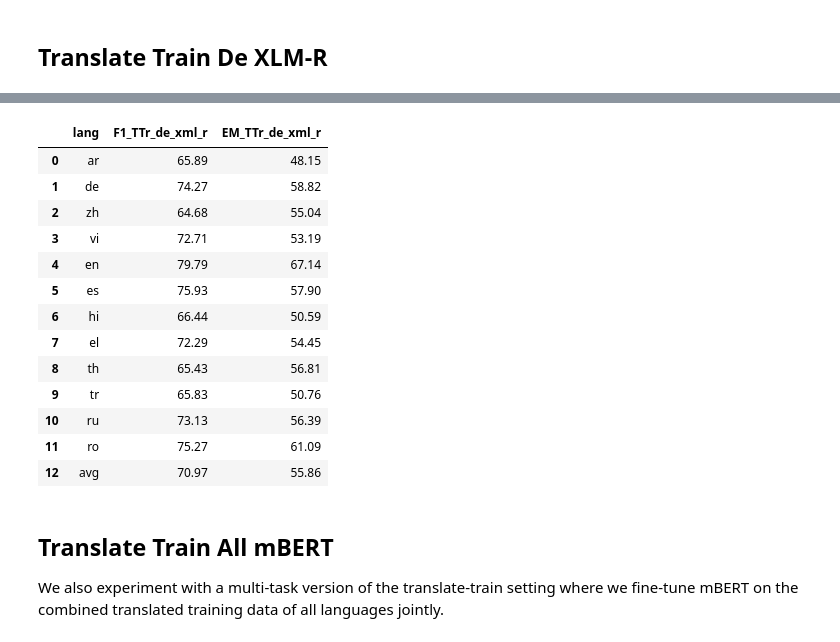
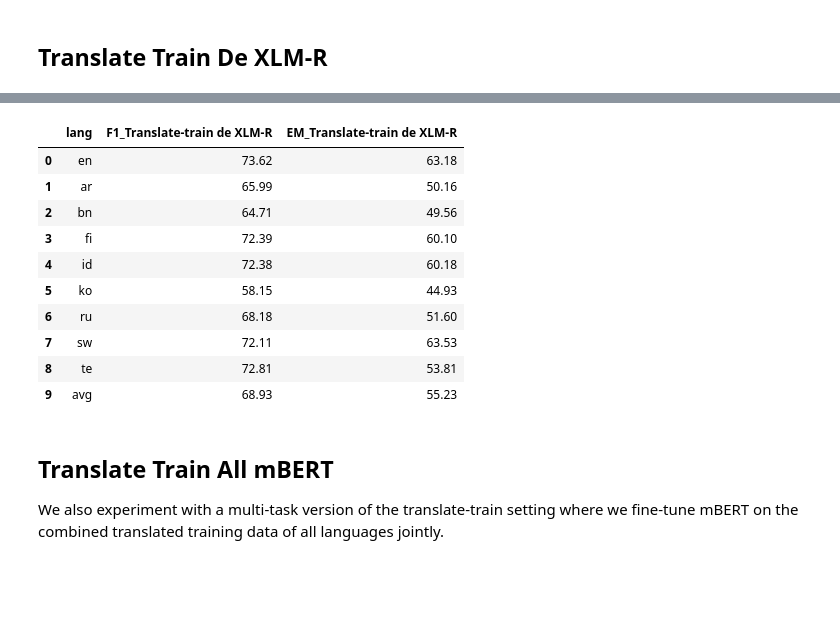
Before and after one commit to juletx/multilingual-question-answering, a Jupyter notebook: TyDiQA.ipynb, the cells around one changed output, grey strips where cells are left out. Saved outputs shown, nothing was run; the diff lists cells and outputs as text; code cells hidden in the pictures; blank space fills up the shorter version.

```diff
--- a/TyDiQA.ipynb
+++ b/TyDiQA.ipynb
@@ -1995,5 +1969,0 @@ map_datasets(langs, split, prepare_validation_features)
-# %%
-langs = ["ar", "de", "zh", "vi", "en", "es", "hi", "el", "th", "tr", "ru", "ro"]
-split = "test"
-results_translate_train_es_xlm_r = compute_results(langs, split)
-print(results_translate_train_es_xlm_r)
@@ -2080,18 +2097,0 @@ trainer = Trainer(
-# %%
-langs = ["de"]
-
-split = "translate_train"
-map_datasets(langs, split, prepare_train_features)
-
-split = "translate_dev"
-map_datasets(langs, split, prepare_train_features)
-# %%
-langs = ["ar", "de", "zh", "vi", "en", "es", "hi", "el", "th", "tr", "ru", "ro"]
-split = "test"
-
-map_datasets(langs, split, prepare_validation_features)
-# %%
-langs = ["ar", "de", "zh", "vi", "en", "es", "hi", "el", "th", "tr", "ru", "ro"]
-split = "test"
-results_translate_train_de_xlm_r = compute_results(langs, split)
-print(results_translate_train_de_xlm_r)
@@ -2130,22 +2136,19 @@ The following columns in the test set don't have a corresponding argument in `XL
 # %%
-df_results_translate_train_de_xlm_r = results_df(results_translate_train_de_xlm_r, "TTr_de_xml_r")
-df_results_translate_train_de_xlm_r.to_csv("results/xquad/results_translate_train_de_xlm_r.csv")
+df_results_translate_train_de_xlm_r = results_df(results_translate_train_de_xlm_r, "Translate-train de XLM-R")
+df_results_translate_train_de_xlm_r.to_csv("results/tydiqa/results_translate_train_de_xlm_r.csv")
 df_results_translate_train_de_xlm_r
 # %% [output]
-|  | lang | F1_TTr_de_xml_r | EM_TTr_de_xml_r |
-| 0 | ar | 65.89 | 48.15 |
-| 1 | de | 74.27 | 58.82 |
-| 2 | zh | 64.68 | 55.04 |
-| 3 | vi | 72.71 | 53.19 |
-| 4 | en | 79.79 | 67.14 |
-| 5 | es | 75.93 | 57.90 |
-| 6 | hi | 66.44 | 50.59 |
-| 7 | el | 72.29 | 54.45 |
-| 8 | th | 65.43 | 56.81 |
-| 9 | tr | 65.83 | 50.76 |
-| 10 | ru | 73.13 | 56.39 |
-| 11 | ro | 75.27 | 61.09 |
-| 12 | avg | 70.97 | 55.86 |
+|  | lang | F1_Translate-train de XLM-R | EM_Translate-train de XLM-R |
+| 0 | en | 73.62 | 63.18 |
+| 1 | ar | 65.99 | 50.16 |
+| 2 | bn | 64.71 | 49.56 |
+| 3 | fi | 72.39 | 60.10 |
+| 4 | id | 72.38 | 60.18 |
+| 5 | ko | 58.15 | 44.93 |
+| 6 | ru | 68.18 | 51.60 |
+| 7 | sw | 72.11 | 63.53 |
+| 8 | te | 72.81 | 53.81 |
+| 9 | avg | 68.93 | 55.23 |
 # %% [markdown]
 ## Translate Train All mBERT
 
```
Also changed, not shown: parts of 114 cells of this notebook, 15 other files.
